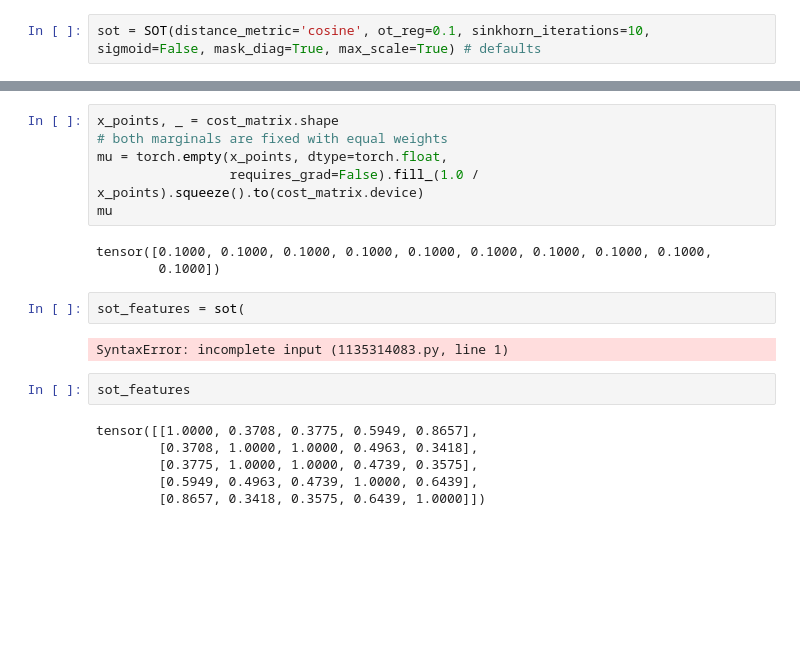
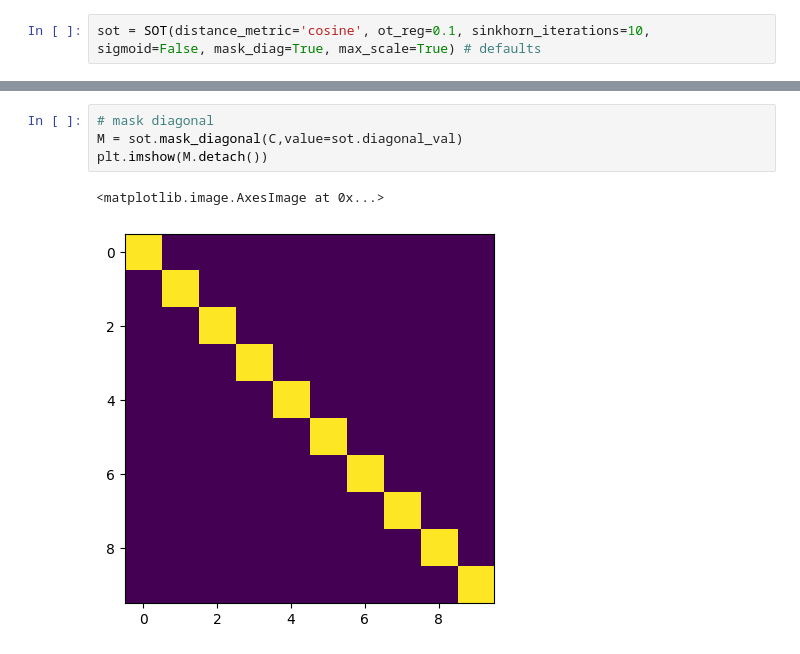
Before and after one commit to mikasenghaas/few-shot-benchmark, a Jupyter notebook: notebooks/self_optimal_transport.ipynb, the cells around one changed output, grey strips where cells are left out. Saved outputs shown, nothing was run; the diff lists cells and outputs as text; blank space fills up the shorter version.

```diff
--- a/notebooks/self_optimal_transport.ipynb
+++ b/notebooks/self_optimal_transport.ipynb
@@ -108,21 +109,7 @@ plt.imshow(cost_matrix.detach())
 # %%
-x_points, _ = cost_matrix.shape
-# both marginals are fixed with equal weights
-mu = torch.empty(x_points, dtype=torch.float,
-                 requires_grad=False).fill_(1.0 / x_points).squeeze().to(cost_matrix.device)
-mu
+# mask diagonal
+M = sot.mask_diagonal(C,value=sot.diagonal_val)
+plt.imshow(M.detach())
 # %% [output]
-tensor([0.1000, 0.1000, 0.1000, 0.1000, 0.1000, 0.1000, 0.1000, 0.1000, 0.1000,
-        0.1000])
+<matplotlib.image.AxesImage at 0x...>
+[figure, added]
-# %%
-sot_features = sot(
-# %% [output]
-SyntaxError: incomplete input (1135314083.py, line 1)
-# %%
-sot_features
-# %% [output]
-tensor([[1.0000, 0.3708, 0.3775, 0.5949, 0.8657],
-        [0.3708, 1.0000, 1.0000, 0.4963, 0.3418],
-        [0.3775, 1.0000, 1.0000, 0.4739, 0.3575],
-        [0.5949, 0.4963, 0.4739, 1.0000, 0.6439],
-        [0.8657, 0.3418, 0.3575, 0.6439, 1.0000]])
```
Also changed, not shown: parts of 13 cells of this notebook.
